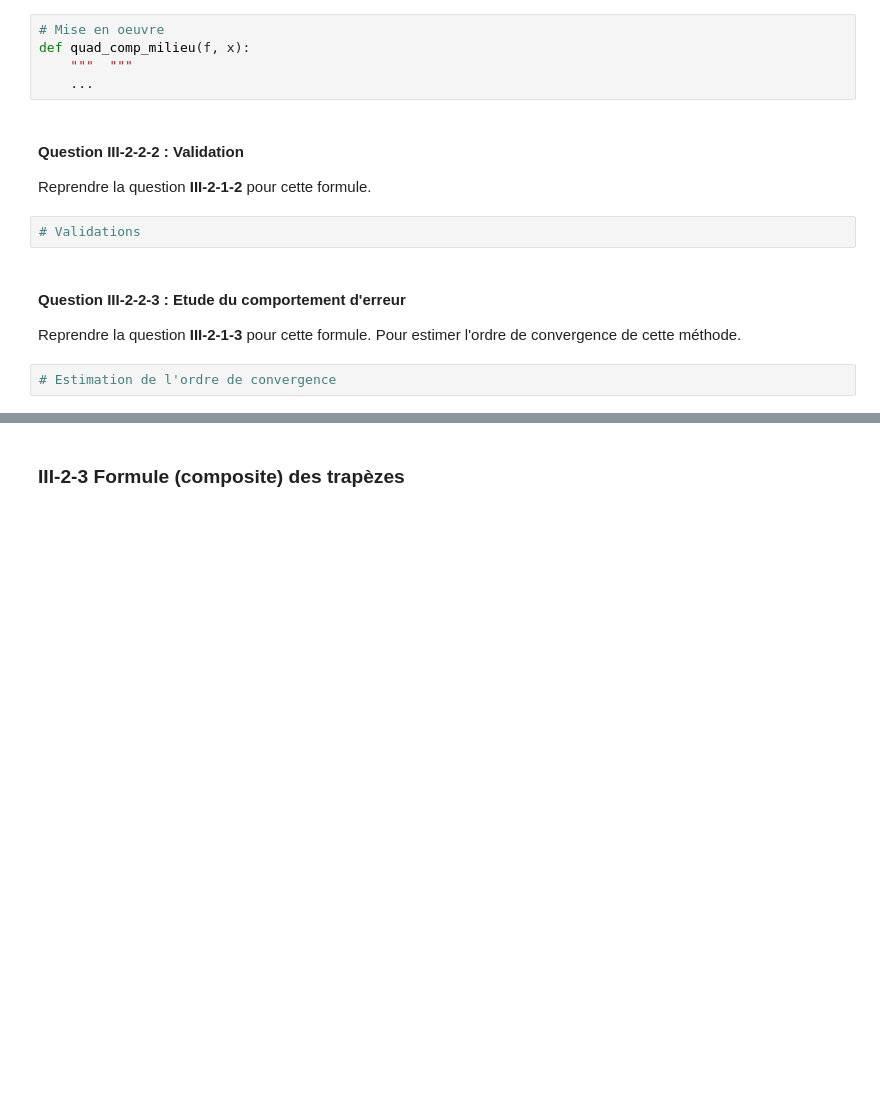
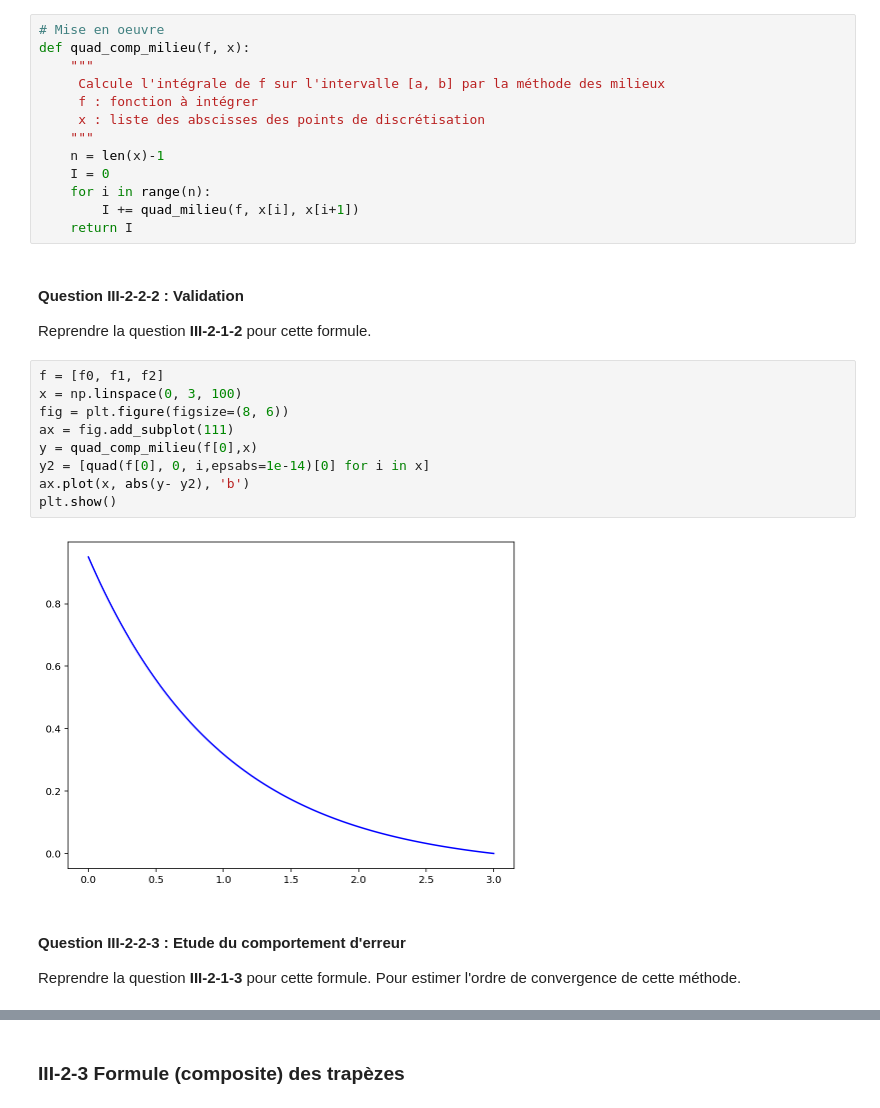
Before and after one commit to momgui/anp, a Jupyter notebook: TP06-etudiant.ipynb, the cells around one changed output, grey strips where cells are left out. Cells and saved outputs as stored; diff of their text form; blank space fills up the shorter version.

```diff
--- a/TP06-etudiant.ipynb
+++ b/TP06-etudiant.ipynb
@@ -265,18 +481,33 @@ a, b = 0., 3.
 # %% [markdown]
 #### Question III-2-2-1 : Mise en oeuvre
 Reprendre la question **III-2-1-1** cette fois avec une fonction `quad_comp_milieu`.
-# %%
-# Mise en oeuvre
-def quad_comp_milieu(f, x):
-    """  """
-    ...
+# %%
+# Mise en oeuvre
+def quad_comp_milieu(f, x):
+    """
+     Calcule l'intégrale de f sur l'intervalle [a, b] par la méthode des milieux
+     f : fonction à intégrer
+     x : liste des abscisses des points de discrétisation
+    """
+    n = len(x)-1
+    I = 0
+    for i in range(n):
+        I += quad_milieu(f, x[i], x[i+1])
+    return I
 # %% [markdown]
 #### Question III-2-2-2 : Validation
 Reprendre la question **III-2-1-2** pour cette formule.
-# %%
-# Validations
+# %%
+f = [f0, f1, f2]
+x = np.linspace(0, 3, 100)
+fig = plt.figure(figsize=(8, 6))
+ax = fig.add_subplot(111)
+y = quad_comp_milieu(f[0],x)
+y2 = [quad(f[0], 0, i,epsabs=1e-14)[0] for i in x]
+ax.plot(x, abs(y- y2), 'b')
+plt.show()
+# %% [output]
+[figure, added]
 # %% [markdown]
 #### Question III-2-2-3 : Etude du comportement d'erreur
 Reprendre la question **III-2-1-3** pour cette formule. Pour estimer l'ordre de convergence de cette méthode.
-# %%
-# Estimation de l'ordre de convergence
```
Also changed, not shown: parts of 35 cells of this notebook, 1 other file.
